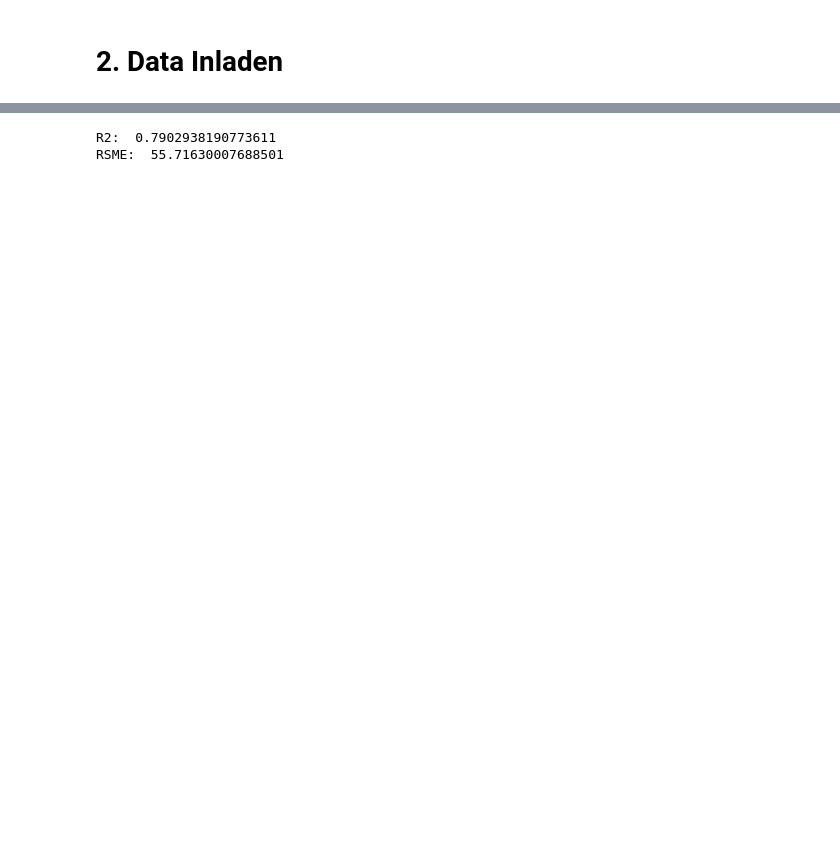
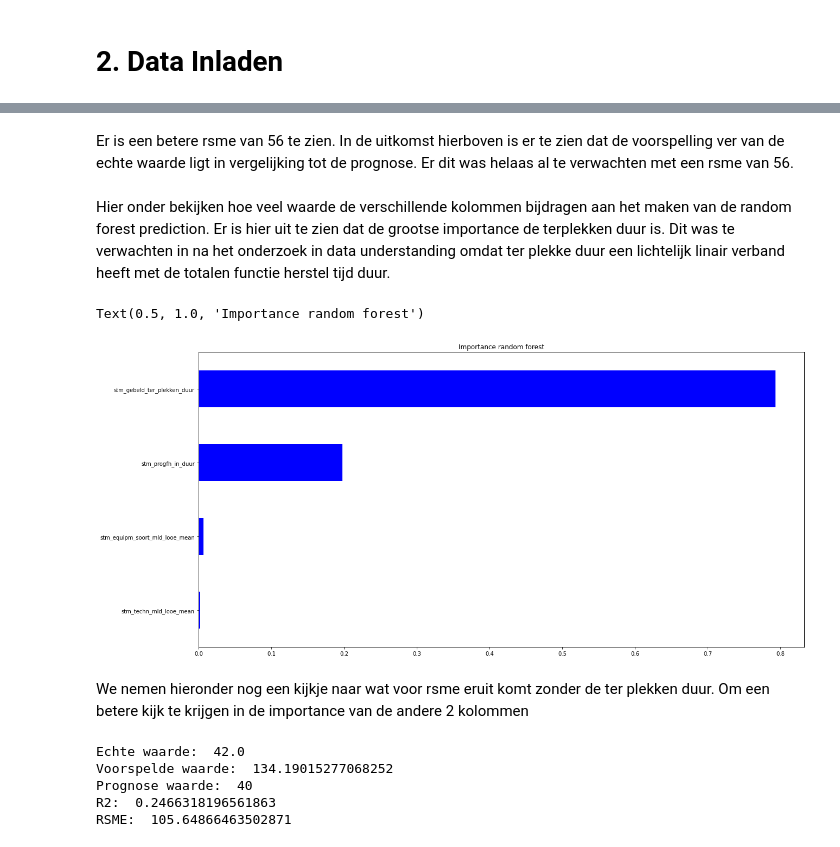
Before and after one commit to pebro18/2021-AI-DDB-V2A-PG1, a Jupyter notebook: 4.Modeling.ipynb, the cells around one changed output, grey strips where cells are left out. Saved outputs shown, nothing was run; the diff lists cells and outputs as text; code cells hidden in the pictures; blank space fills up the shorter version.

```diff
--- a/4.Modeling.ipynb
+++ b/4.Modeling.ipynb
@@ -153,5 +189,20 @@ Complete one 5
+# %% [markdown]
+Er is een betere rsme van 56 te zien. In de uitkomst hierboven is er te zien dat de voorspelling ver van de echte waarde ligt in vergelijking tot de prognose. Er dit was helaas al te verwachten met een rsme van 56.
+# %% [markdown]
+Hier onder bekijken hoe veel waarde de verschillende kolommen bijdragen aan het maken van de random forest prediction. Er is hier uit te zien dat de grootse importance de terplekken duur is. Dit was te verwachten in na het onderzoek in data understanding omdat ter plekke duur een lichtelijk linair verband heeft met de totalen functie herstel tijd duur.
+# %%
+importence = random_forest.feature_importances_
+grapfh = pd.Series(importence, x_coloms.columns)
+fig, (ax1) = plt.subplots(1,1, figsize=(20,10))
+grapfh.sort_values().plot.barh(color='blue')
+plt.title('Importance random forest')
+# %% [output]
+Text(0.5, 1.0, 'Importance random forest')
+[figure, added]
+# %% [markdown]
+We nemen hieronder nog een kijkje naar wat voor rsme eruit komt zonder de ter plekken duur. Om een betere kijk te krijgen in de importance van de andere 2 kolommen
 # %%
-x_coloms = table[['stm_equipm_soort_mld_looe_mean', 'stm_progfh_in_duur', 'stm_gebeld_ter_plekken_duur']].astype('int64').values
+x_coloms = table[['stm_equipm_soort_mld_looe_mean', 'stm_progfh_in_duur', 'stm_techn_mld_looe_mean']].astype('int64')
 y_coloms = table['stm_fh_duur'].astype('int64').values
 
 x_train, x_test, y_train, y_test = train_test_split(x_coloms, y_coloms)
@@ -160,8 +211,15 @@ random_forest.fit(x_train, y_train)
 y_pred = random_forest.predict(x_test)
 
 accuracy_r2 = r2_score(y_test, y_pred)
+
+print("Echte waarde: ", Y_test[0:1].values[0])
+print("Voorspelde waarde: ", y_pred[0:1][0])
+print("Prognose waarde: ", x_coloms['stm_progfh_in_duur'].iloc[0])
 print("R2: ",  accuracy_r2)
 print("RSME: ", np.sqrt(mean_squared_error(y_pred, y_test)))
 # %% [output]
-R2:  0.7902938190773611
-RSME:  55.71630007688501
+Echte waarde:  42.0
+Voorspelde waarde:  134.19015277068252
+Prognose waarde:  40
+R2:  0.2466318196561863
+RSME:  105.64866463502871
```
Also changed, not shown: parts of 31 cells of this notebook.
